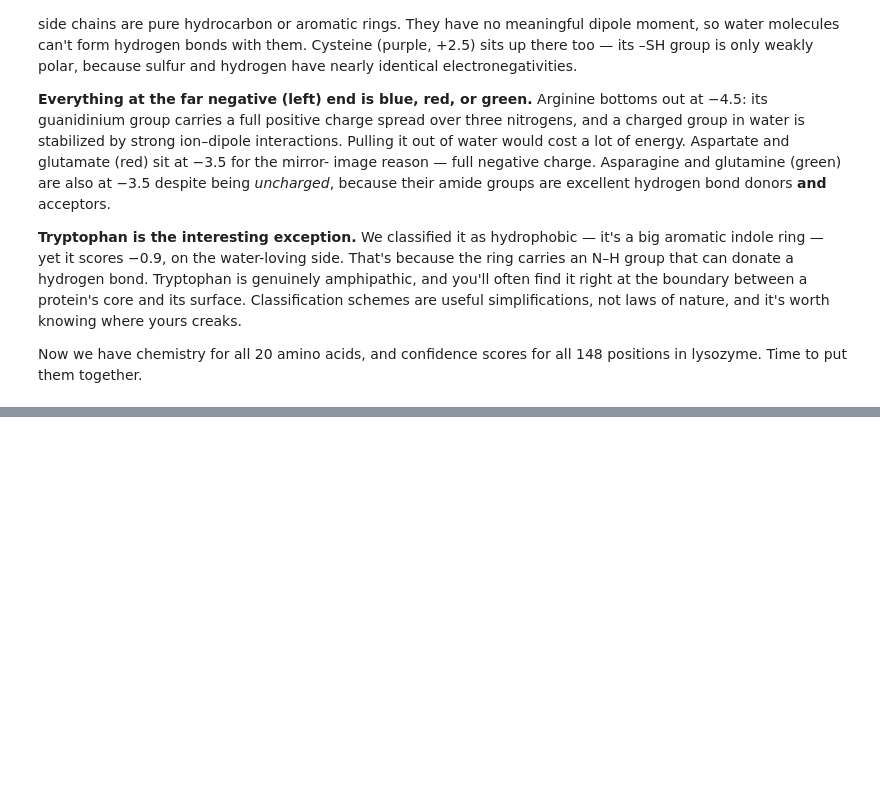
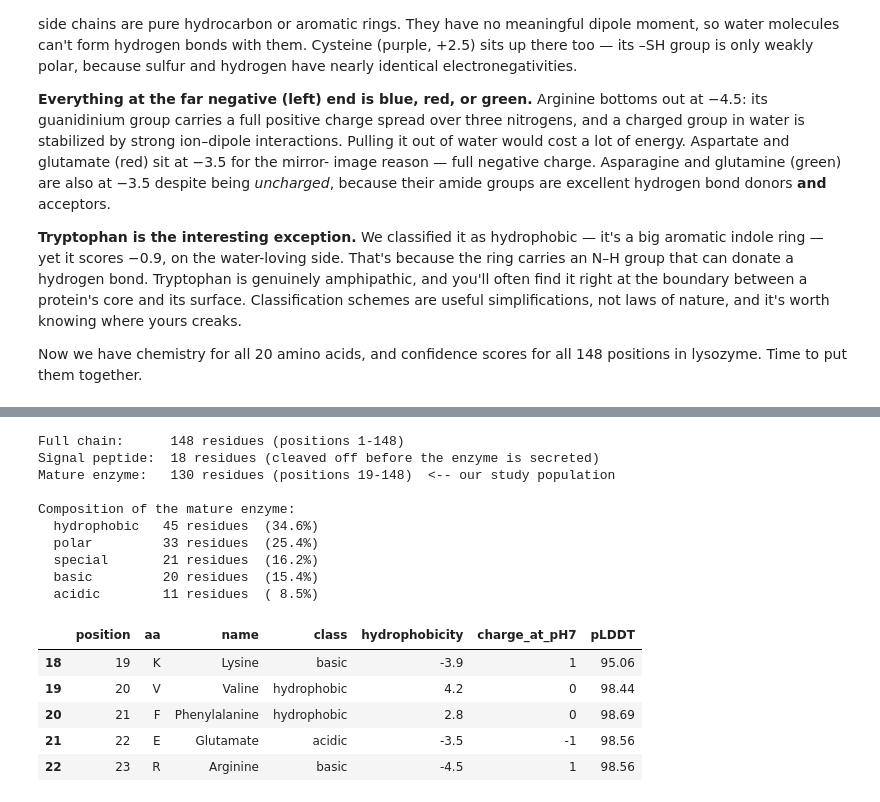
Before and after one commit to legpt/alphafold-confidence-project, a Jupyter notebook: amino_acid_chemistry_confidence.ipynb, the cells around one changed output, grey strips where cells are left out. Drawn from its saved outputs; the diff is of its cells as text; code cells hidden in the pictures; blank space fills up the shorter version.

```diff
--- a/amino_acid_chemistry_confidence.ipynb
+++ b/amino_acid_chemistry_confidence.ipynb
@@ -433,0 +461,36 @@ lysozyme. Time to put them together.
+# %%
+# Join chemistry onto every position in the protein
+lyso = lyso.merge(aa_table, on="aa", how="left")
+assert lyso["class"].notna().all(), "some residue had no chemistry entry"
+
+SIGNAL_PEPTIDE_END = 18
+mature = lyso[lyso["position"] > SIGNAL_PEPTIDE_END].copy()
+
+print(f"Full chain:      {len(lyso)} residues (positions 1-{len(lyso)})")
+print(f"Signal peptide:  {SIGNAL_PEPTIDE_END} residues (cleaved off before the enzyme is secreted)")
+print(f"Mature enzyme:   {len(mature)} residues (positions {SIGNAL_PEPTIDE_END+1}-{len(lyso)})  <-- our study population")
+print()
+
+composition = mature["class"].value_counts()
+print("Composition of the mature enzyme:")
+for cls_name, n in composition.items():
+    print(f"  {cls_name:12s} {n:3d} residues  ({100*n/len(mature):4.1f}%)")
+
+mature[["position", "aa", "name", "class", "hydrophobicity", "charge_at_pH7", "pLDDT"]].head()
+# %% [output]
+Full chain:      148 residues (positions 1-148)
+Signal peptide:  18 residues (cleaved off before the enzyme is secreted)
+Mature enzyme:   130 residues (positions 19-148)  <-- our study population
+
+Composition of the mature enzyme:
+  hydrophobic   45 residues  (34.6%)
+  polar         33 residues  (25.4%)
+  special       21 residues  (16.2%)
+  basic         20 residues  (15.4%)
+  acidic        11 residues  ( 8.5%)
+|  | position | aa | name | class | hydrophobicity | charge_at_pH7 | pLDDT |
+| 18 | 19 | K | Lysine | basic | -3.9 | 1 | 95.06 |
+| 19 | 20 | V | Valine | hydrophobic | 4.2 | 0 | 98.44 |
+| 20 | 21 | F | Phenylalanine | hydrophobic | 2.8 | 0 | 98.69 |
+| 21 | 22 | E | Glutamate | acidic | -3.5 | -1 | 98.56 |
+| 22 | 23 | R | Arginine | basic | -4.5 | 1 | 98.56 |
```
Also changed, not shown: parts of 9 cells of this notebook.
